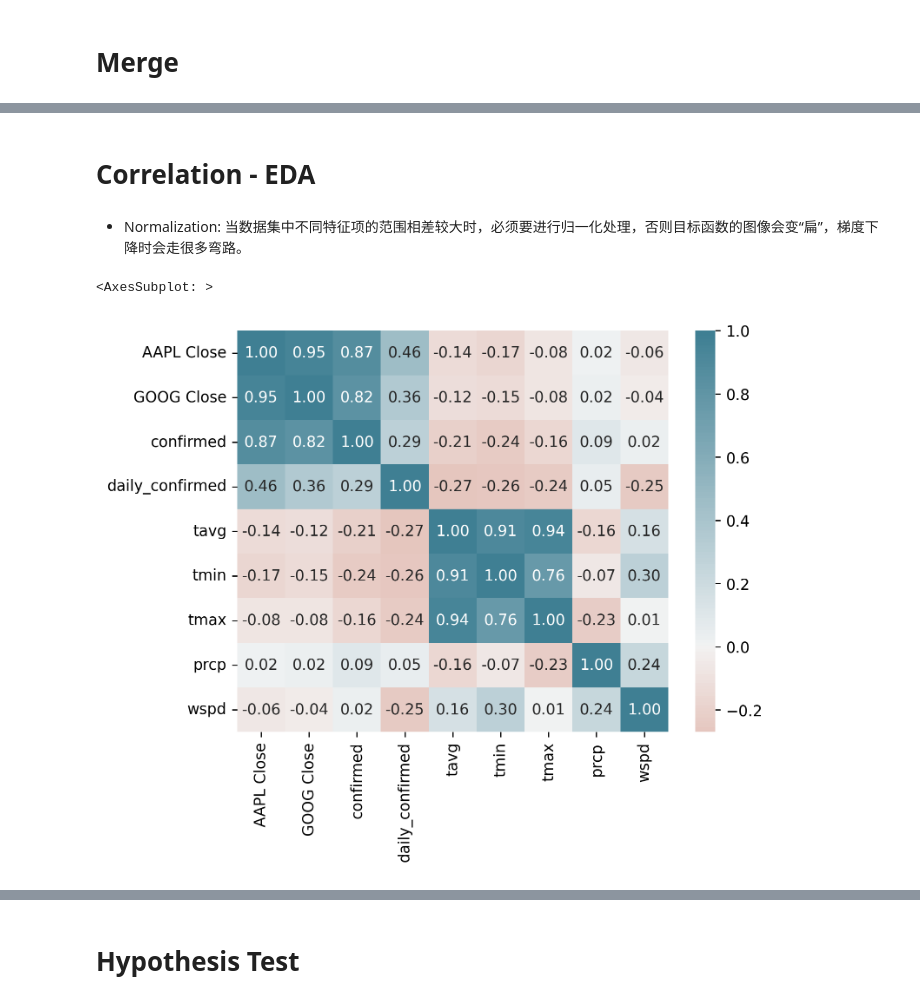
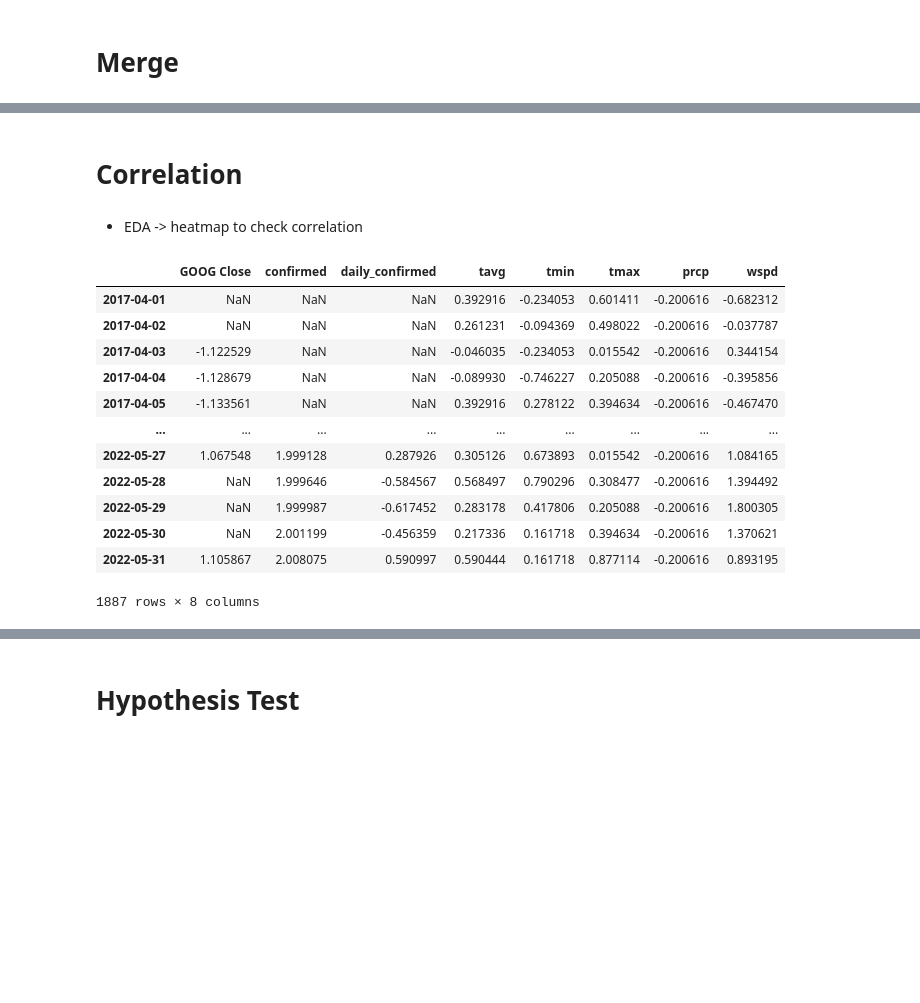
Before and after one commit to mujiexu2/ELEC0136-Assignment, a Jupyter notebook: assignment.ipynb, the cells around one changed output, grey strips where cells are left out. Saved outputs shown, nothing was run; the diff lists cells and outputs as text; code cells hidden in the pictures; blank space fills up the shorter version.

```diff
--- a/assignment.ipynb
+++ b/assignment.ipynb
@@ -789,3 +567,3 @@ weather_pre
 # %%
-stock_pre_nan = stock_pre_nan.rename(columns={'Close':'AAPL Close'})
-stock_pre_nan
+stock_AAPL_merge = stock_AAPL_pre.rename(columns={"Close": "AAPL Close"})
+stock_GOOG_merge = stock_GOOG_pre.rename(columns={"Close": "GOOG Close"})
@@ -944,5 +572,28 @@ new2
+# %%
+def merge(stock_AAPL_pre, stock_GOOG_pre):
+    stock_AAPL_merge = stock_AAPL_pre.rename(columns={"Close": "AAPL Close"})
+    stock_GOOG_merge = stock_GOOG_pre.rename(columns={"Close": "GOOG Close"})
+    pd_merged = pd.concat(
+        [
+            stock_AAPL_merge,
+            stock_GOOG_merge,
+            covid_confirmed_pre,
+            covid_daily_pre,
+            weather_data_pre,
+        ],
+        axis=1,
+        join="outer",
+    )
+
+    norm_aux = pd.concat(
+        [stock_GOOG_merge, covid_confirmed_pre, covid_daily_pre, weather_data_pre],
+        axis=1,
+        join="outer",
+    )
+    return pd_merged, norm_aux, stock_AAPL_merge, stock_GOOG_merge
+# %%
+pd_merged, norm_aux, stock_AAPL_merge, stock_GOOG_merge = merge(
+    stock_AAPL_pre, stock_GOOG_pre
+)
 # %% [markdown]
-# Correlation - EDA
+# Correlation
-# %% [markdown]
-- Normalization:
-当数据集中不同特征项的范围相差较大时，必须要进行归一化处理，否则目标函数的图像会变“扁”，梯度下降时会走很多弯路。
@@ -951,11 +600,32 @@ new2_norm = (new2- new2.mean()) / (new2.std())
+# %% [markdown]
+- EDA -> heatmap to check correlation
+# %%
+#normalize the auxiliary data
+norm_aux = (norm_aux - norm_aux.mean()) / (norm_aux.std())
+norm_aux
+# %% [output]
+|  | GOOG Close | confirmed | daily_confirmed | tavg | tmin | tmax | prcp | wspd |
+| 2017-04-01 | NaN | NaN | NaN | 0.392916 | -0.234053 | 0.601411 | -0.200616 | -0.682312 |
+| 2017-04-02 | NaN | NaN | NaN | 0.261231 | -0.094369 | 0.498022 | -0.200616 | -0.037787 |
+| 2017-04-03 | -1.122529 | NaN | NaN | -0.046035 | -0.234053 | 0.015542 | -0.200616 | 0.344154 |
+| 2017-04-04 | -1.128679 | NaN | NaN | -0.089930 | -0.746227 | 0.205088 | -0.200616 | -0.395856 |
+| 2017-04-05 | -1.133561 | NaN | NaN | 0.392916 | 0.278122 | 0.394634 | -0.200616 | -0.467470 |
+| ... | ... | ... | ... | ... | ... | ... | ... | ... |
+| 2022-05-27 | 1.067548 | 1.999128 | 0.287926 | 0.305126 | 0.673893 | 0.015542 | -0.200616 | 1.084165 |
+| 2022-05-28 | NaN | 1.999646 | -0.584567 | 0.568497 | 0.790296 | 0.308477 | -0.200616 | 1.394492 |
+| 2022-05-29 | NaN | 1.999987 | -0.617452 | 0.283178 | 0.417806 | 0.205088 | -0.200616 | 1.800305 |
+| 2022-05-30 | NaN | 2.001199 | -0.456359 | 0.217336 | 0.161718 | 0.394634 | -0.200616 | 1.370621 |
+| 2022-05-31 | 1.105867 | 2.008075 | 0.590997 | 0.590444 | 0.161718 | 0.877114 | -0.200616 | 0.893195 |
+1887 rows × 8 columns
 # %%
-plt.figure(dpi=250)
-sns.heatmap(new2_norm.corr(),
-            cmap=sns.diverging_palette(20, 220, n=200),
-            annot=True, # 注入数据
-            fmt='.2f',   # 字符串格式代码
-            center = 0,  # 绘制有色数据时将色彩映射居中的值
-           )
+def heatmap_plot(pd_merged):
+    plt.figure(dpi=250)
+    sns.heatmap(
+        pd_merged.corr(),
+        cmap=sns.diverging_palette(20, 220, n=200),
+        annot=True,  # 注入数据
+        fmt=".2f",  # 字符串格式代码
+        center=0,  # 绘制有色数据时将色彩映射居中的值
+    )
+    plt.tight_layout()
+    save_plot("Merged Data", "Heat Map")
-# %% [output]
-<AxesSubplot: >
-[figure, removed]
```
Also changed, not shown: parts of 162 cells of this notebook, 39 other files.
